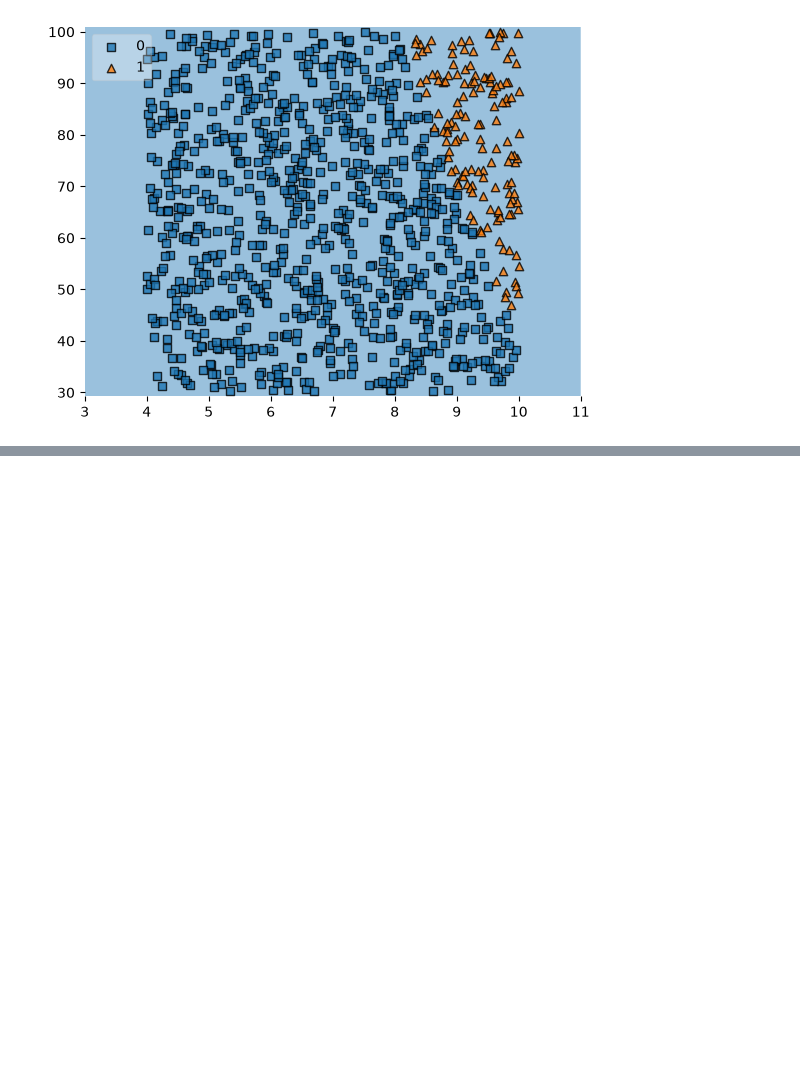
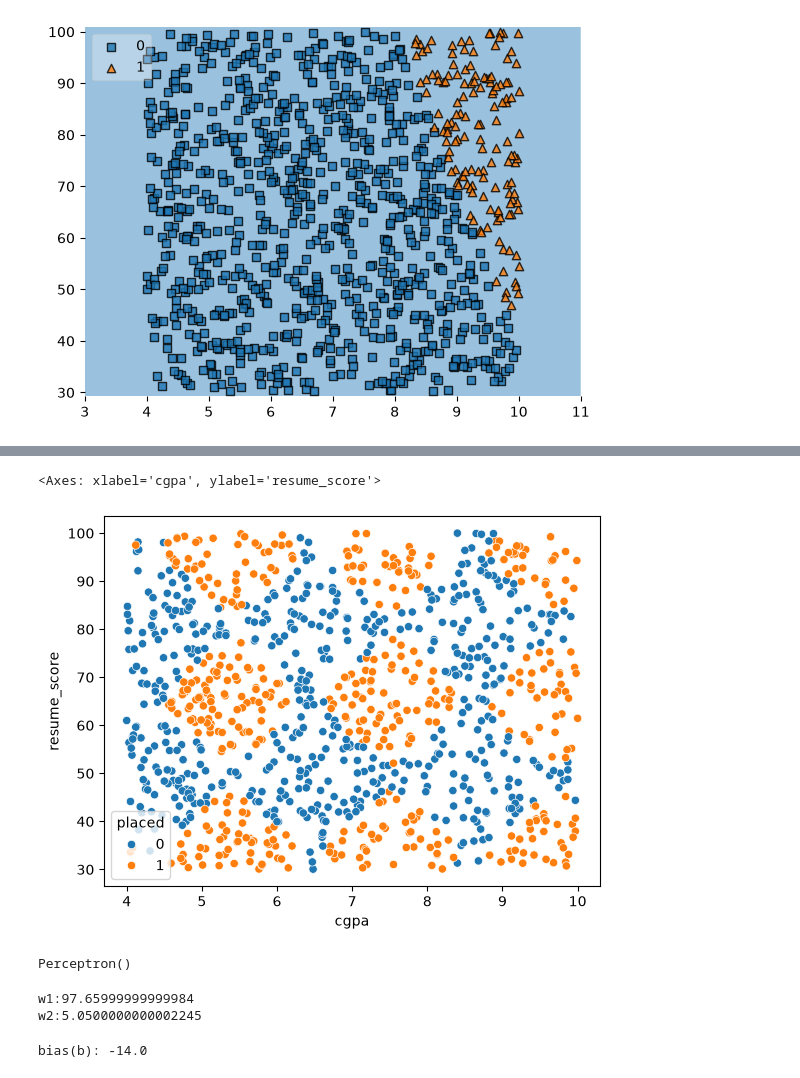
Before and after one commit to SakriyaPyakurel/ML, a Jupyter notebook: supervised_learning/17.ipynb, the cells around one changed output, grey strips where cells are left out. Cells and saved outputs as stored; diff of their text form; code cells hidden in the pictures; blank space fills up the shorter version.

Commit message:
ran perceptron on non linear placement data then compared it with the results of linear one

```diff
--- a/supervised_learning/17.ipynb
+++ b/supervised_learning/17.ipynb
@@ -73,0 +72,5 @@ plot_decision_regions(X.values,Y.values,clf=p_linear,legend=2)
+# %%
+# importing non linear data
+df = pd.read_csv('nonlinear_placement_data.csv')
+print(df.shape)
+df.head(15)
@@ -73,0 +95,6 @@ plot_decision_regions(X.values,Y.values,clf=p_linear,legend=2)
+# %%
+# visualizing the imported data in a scatter plot
+sb.scatterplot(x=df['cgpa'],y=df['resume_score'],hue=df['placed'])
+# %% [output]
+<Axes: xlabel='cgpa', ylabel='resume_score'>
+[figure, added]
@@ -73,0 +105,18 @@ plot_decision_regions(X.values,Y.values,clf=p_linear,legend=2)
+# %%
+# initiliazing perceptron model object and training it
+p_non_linear = Perceptron()
+p_non_linear.fit(X_non_linear,Y_non_linear)
+# %% [output]
+Perceptron()
+# %%
+# determining coefficents(w1 and w2)
+w1,w2 = p_non_linear.coef_[0]
+print(f"w1:{w1}\nw2:{w2}")
+# %% [output]
+w1:97.65999999999984
+w2:5.0500000000002245
+# %%
+# determining intercept or bias(b)
+print(f"bias(b): {p_non_linear.intercept_[0]} ")
+# %% [output]
+bias(b): -14.0
```
Also changed, not shown: parts of 11 cells of this notebook, 1 other file.
